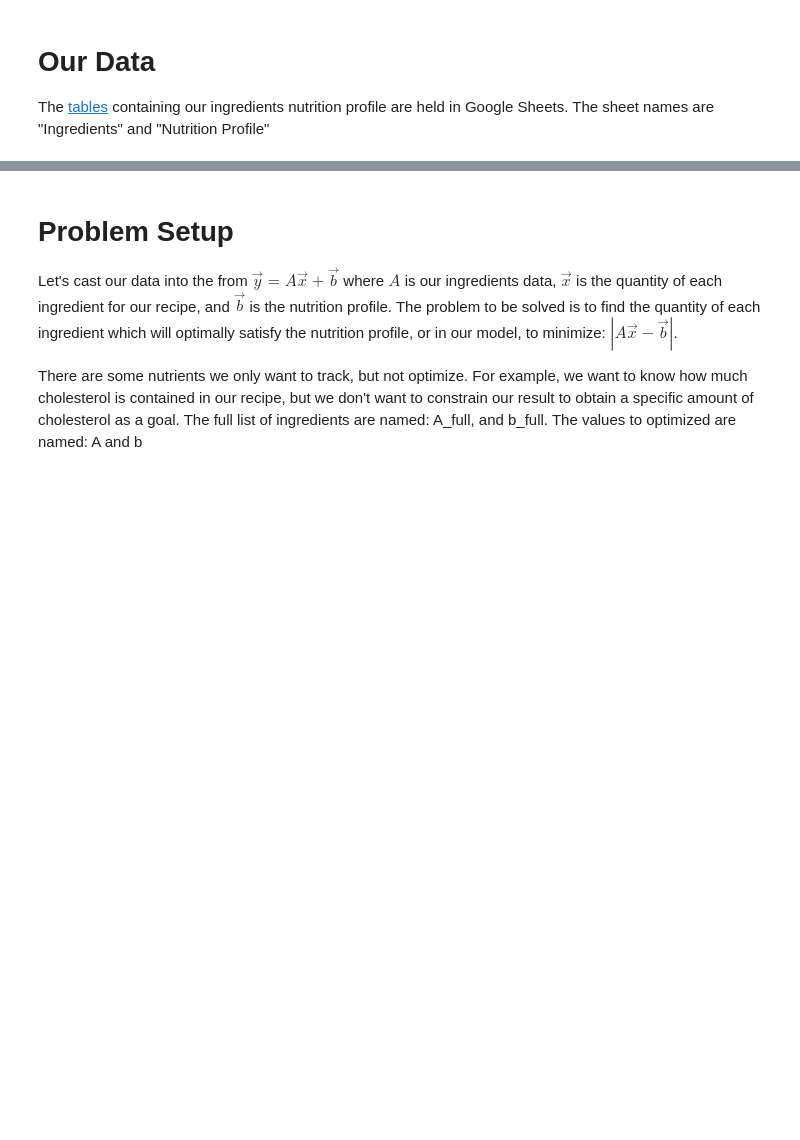
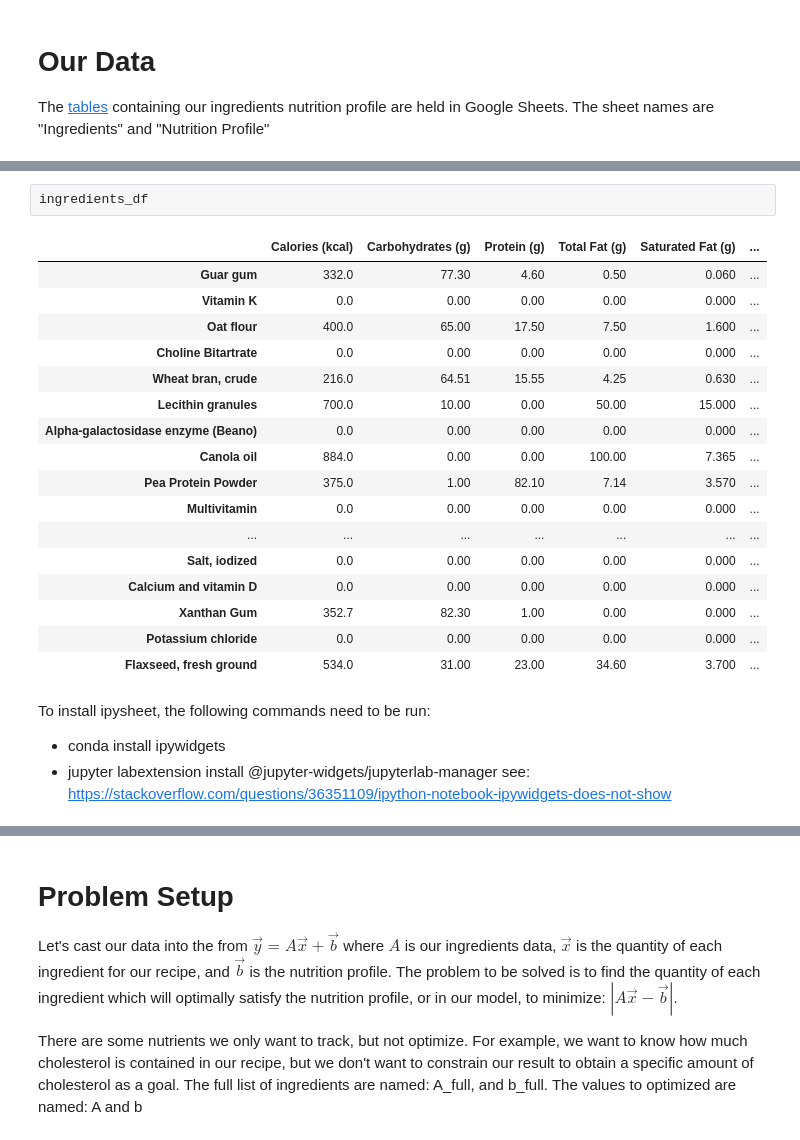
Before and after one commit to sekondusg/dunli, a Jupyter notebook: notebooks/01-dvg-solver-2020.05.25.ipynb, the cells around one changed output, grey strips where cells are left out. Cells and saved outputs as stored; diff of their text form; blank space fills up the shorter version.

```diff
--- a/notebooks/01-dvg-solver-2020.05.25.ipynb
+++ b/notebooks/01-dvg-solver-2020.05.25.ipynb
@@ -66,2 +75,27 @@ Tokenization took: 0.12 ms
 Type conversion took: 0.55 ms
 Parser memory cleanup took: 0.00 ms
+# %%
+ingredients_df
+# %% [output]
+|  | Calories (kcal) | Carbohydrates (g) | Protein (g) | Total Fat (g) | Saturated Fat (g) | ... |
+| Guar gum | 332.0 | 77.30 | 4.60 | 0.50 | 0.060 | ... |
+| Vitamin K | 0.0 | 0.00 | 0.00 | 0.00 | 0.000 | ... |
+| Oat flour | 400.0 | 65.00 | 17.50 | 7.50 | 1.600 | ... |
+| Choline Bitartrate | 0.0 | 0.00 | 0.00 | 0.00 | 0.000 | ... |
+| Wheat bran, crude | 216.0 | 64.51 | 15.55 | 4.25 | 0.630 | ... |
+| Lecithin granules | 700.0 | 10.00 | 0.00 | 50.00 | 15.000 | ... |
+| Alpha-galactosidase enzyme (Beano) | 0.0 | 0.00 | 0.00 | 0.00 | 0.000 | ... |
+| Canola oil | 884.0 | 0.00 | 0.00 | 100.00 | 7.365 | ... |
+| Pea Protein Powder | 375.0 | 1.00 | 82.10 | 7.14 | 3.570 | ... |
+| Multivitamin | 0.0 | 0.00 | 0.00 | 0.00 | 0.000 | ... |
+| ... | ... | ... | ... | ... | ... | ... |
+| Salt, iodized | 0.0 | 0.00 | 0.00 | 0.00 | 0.000 | ... |
+| Calcium and vitamin D | 0.0 | 0.00 | 0.00 | 0.00 | 0.000 | ... |
+| Xanthan Gum | 352.7 | 82.30 | 1.00 | 0.00 | 0.000 | ... |
+| Potassium chloride | 0.0 | 0.00 | 0.00 | 0.00 | 0.000 | ... |
+| Flaxseed, fresh ground | 534.0 | 31.00 | 23.00 | 34.60 | 3.700 | ... |
+# %% [markdown]
+To install ipysheet, the following commands need to be run:
+- conda install ipywidgets
+- jupyter labextension install @jupyter-widgets/jupyterlab-manager
+see: https://stackoverflow.com/questions/36351109/ipython-notebook-ipywidgets-does-not-show
```
Also changed, not shown: parts of 19 cells of this notebook, 1 other file.
